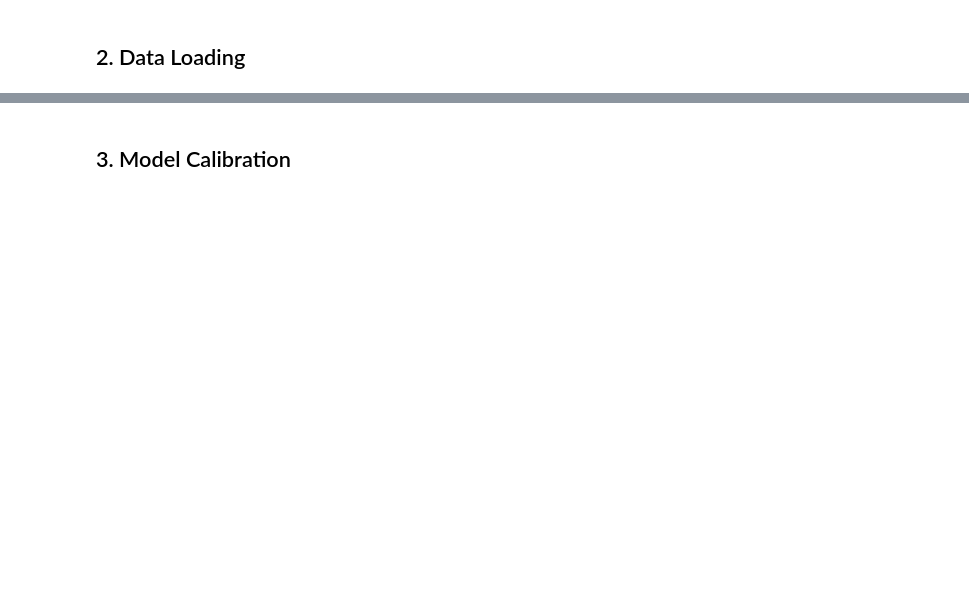
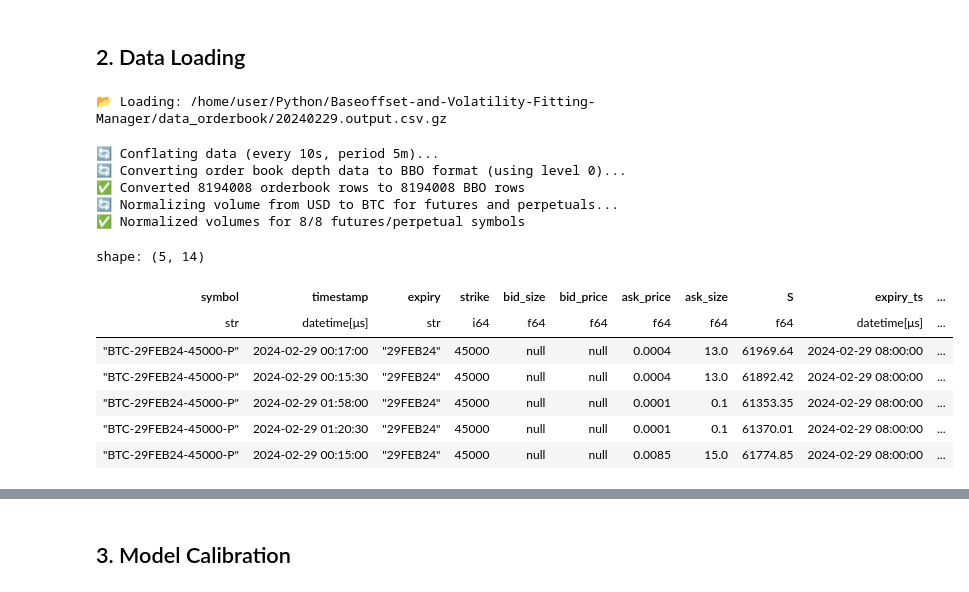
Before and after one commit to hertzC/Baseoffset-and-Volatility-Fitting-Manager, a Jupyter notebook: notebooks/volatility_fitting.ipynb, the cells around one changed output, grey strips where cells are left out. Drawn from its saved outputs; the diff is of its cells as text; code cells hidden in the pictures; blank space fills up the shorter version.

```diff
--- a/notebooks/volatility_fitting.ipynb
+++ b/notebooks/volatility_fitting.ipynb
@@ -66,7 +44,7 @@ import polars as pl
 data_file = os.path.join(project_root, config.get_data_file_path())
 print(f"📂 Loading: {data_file}")
 
-df_raw = pl.scan_csv(data_file)
-
-df_raw = df_raw.with_columns(pl.col('index_price').cast(pl.Float64))
+df_raw = pl.scan_csv(data_file).with_columns(pl.col('index_price').cast(pl.Float64))
 symbol_manager = OrderbookDeribitMDManager(df_raw, date_str, config)
+# %% [output]
+📂 Loading: /home/user/Python/Baseoffset-and-Volatility-Fitting-Manager/data_orderbook/20240229.output.csv.gz
@@ -98,0 +51,39 @@ print(f"interest rate for expiry {my_expiry} @ {snapshot_time} = {rate:.3f}")
+# %%
+# Load market data
+from utils.volatility_fitter.processed_data_loader import load_baseoffset_results
+
+# Use config values
+snapshot_time = datetime.strptime(snapshot_time_str, "%Y-%m-%dT%H:%M:%S")
+my_expiry = option_expiry
+
+# Data Conflation & Symbol Analysis 🔄
+print(f"🔄 Conflating data (every {(conflation_every:='10s')}, period {(conflation_period:='5m')})...")
+df_conflated_md = symbol_manager.get_conflated_md(freq=conflation_every, period=conflation_period).sort(['expiry', 'timestamp'])
+
+# load previous baseoffset results
+df_baseoffset = load_baseoffset_results(date_str)
+
+# join baseoffset results to conflated md
+df_conflated_md = df_conflated_md.with_columns(
+    option_type=pl.when(pl.col('is_call')).then(pl.lit('C')).otherwise(pl.lit('P'))
+).select(['symbol', 'timestamp', 'expiry', 'strike', 'bid_size', 'bid_price',
+          'ask_price', 'ask_size', 'S', 'expiry_ts', 'option_type', 'tau']
+).join(df_baseoffset.select(['expiry', 'timestamp', 'F', 'r']),
+       on=['timestamp', 'expiry']
+).sort(['expiry_ts', 'strike', 'option_type'])
+
+display(df_conflated_md.head())
+# %% [output]
+🔄 Conflating data (every 10s, period 5m)...
+🔄 Converting order book depth data to BBO format (using level 0)...
+✅ Converted 8194008 orderbook rows to 8194008 BBO rows
+🔄 Normalizing volume from USD to BTC for futures and perpetuals...
+✅ Normalized volumes for 8/8 futures/perpetual symbols
+shape: (5, 14)
+| symbol | timestamp | expiry | strike | bid_size | bid_price | ask_price | ask_size | S | expiry_ts | ... |
+| str | datetime[μs] | str | i64 | f64 | f64 | f64 | f64 | f64 | datetime[μs] | ... |
+| "BTC-29FEB24-45000-P" | 2024-02-29 00:17:00 | "29FEB24" | 45000 | null | null | 0.0004 | 13.0 | 61969.64 | 2024-02-29 08:00:00 | ... |
+| "BTC-29FEB24-45000-P" | 2024-02-29 00:15:30 | "29FEB24" | 45000 | null | null | 0.0004 | 13.0 | 61892.42 | 2024-02-29 08:00:00 | ... |
+| "BTC-29FEB24-45000-P" | 2024-02-29 01:58:00 | "29FEB24" | 45000 | null | null | 0.0001 | 0.1 | 61353.35 | 2024-02-29 08:00:00 | ... |
+| "BTC-29FEB24-45000-P" | 2024-02-29 01:20:30 | "29FEB24" | 45000 | null | null | 0.0001 | 0.1 | 61370.01 | 2024-02-29 08:00:00 | ... |
+| "BTC-29FEB24-45000-P" | 2024-02-29 00:15:00 | "29FEB24" | 45000 | null | null | 0.0085 | 15.0 | 61774.85 | 2024-02-29 08:00:00 | ... |
```
Also changed, not shown: parts of 20 cells of this notebook, 11 other files.
